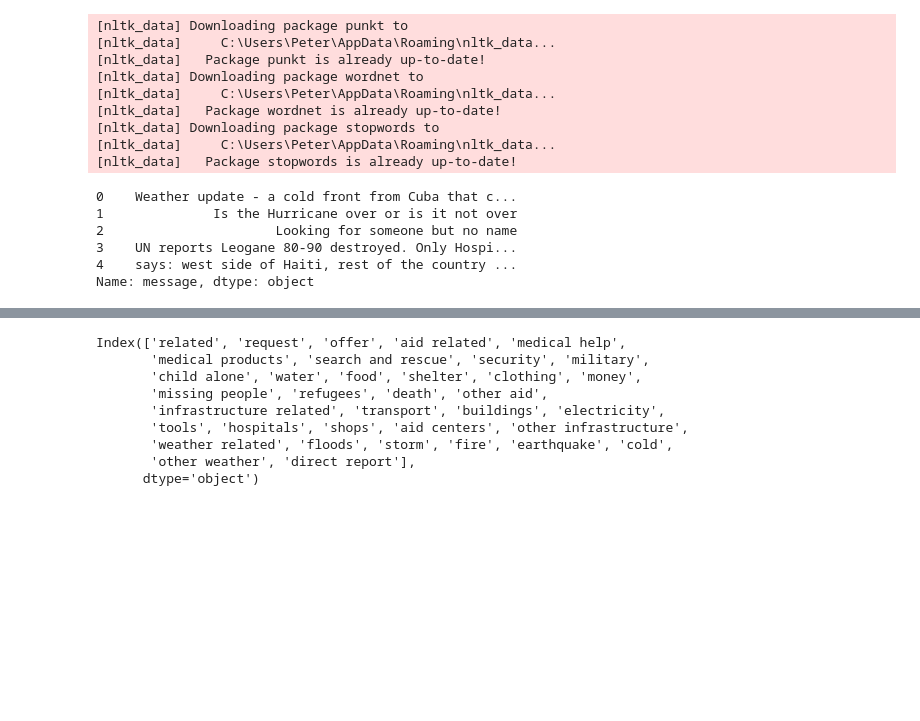
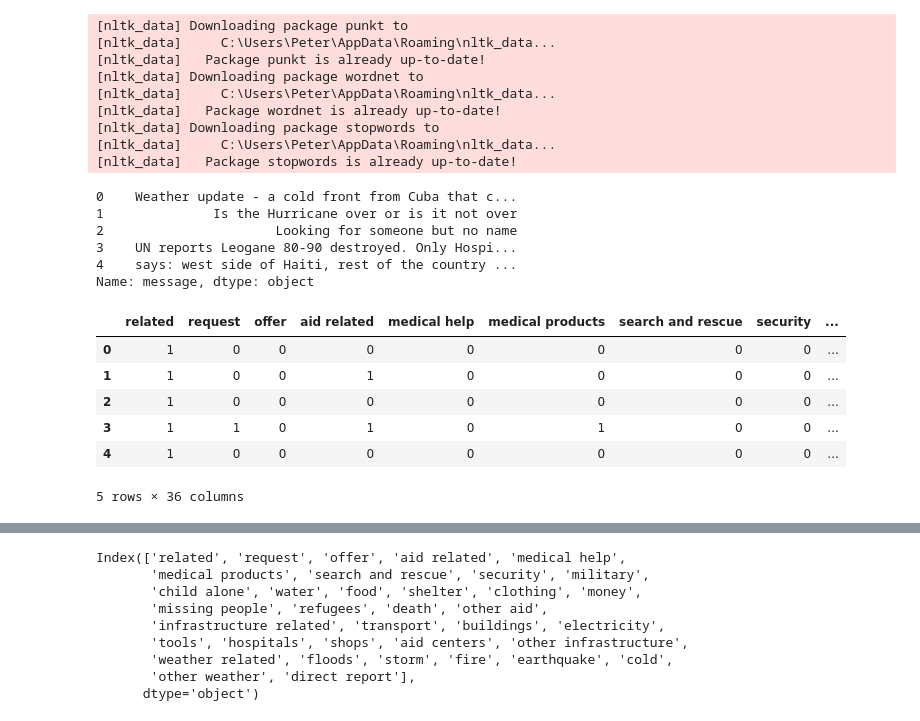
Before and after one commit to peterle93/Disaster-Response-Pipeline, a Jupyter notebook: data/ML Pipeline Preparation.ipynb, the cells around one changed output, grey strips where cells are left out. Saved outputs shown, nothing was run; the diff lists cells and outputs as text; code cells hidden in the pictures; blank space fills up the shorter version.

```diff
--- a/data/ML Pipeline Preparation.ipynb
+++ b/data/ML Pipeline Preparation.ipynb
@@ -56,10 +57,22 @@ y = df.iloc[:,4:] # alls row, from column 4 to all col
-# %%
-X.head()
-# %% [output]
-0    Weather update - a cold front from Cuba that c...
-1              Is the Hurricane over or is it not over
-2                      Looking for someone but no name
-3    UN reports Leogane 80-90 destroyed. Only Hospi...
-4    says: west side of Haiti, rest of the country ...
-Name: message, dtype: object
+# %%
+# Display message column
+X.head()
+# %% [output]
+0    Weather update - a cold front from Cuba that c...
+1              Is the Hurricane over or is it not over
+2                      Looking for someone but no name
+3    UN reports Leogane 80-90 destroyed. Only Hospi...
+4    says: west side of Haiti, rest of the country ...
+Name: message, dtype: object
+# %%
+# Display categories dataframe made from ETL pipeline
+y.head()
+# %% [output]
+|  | related | request | offer | aid related | medical help | medical products | search and rescue | security | ... |
+| 0 | 1 | 0 | 0 | 0 | 0 | 0 | 0 | 0 | ... |
+| 1 | 1 | 0 | 0 | 1 | 0 | 0 | 0 | 0 | ... |
+| 2 | 1 | 0 | 0 | 0 | 0 | 0 | 0 | 0 | ... |
+| 3 | 1 | 1 | 0 | 1 | 0 | 1 | 0 | 0 | ... |
+| 4 | 1 | 0 | 0 | 0 | 0 | 0 | 0 | 0 | ... |
+5 rows × 36 columns
 # %%
```
Also changed, not shown: parts of 30 cells of this notebook, 1 other file.
